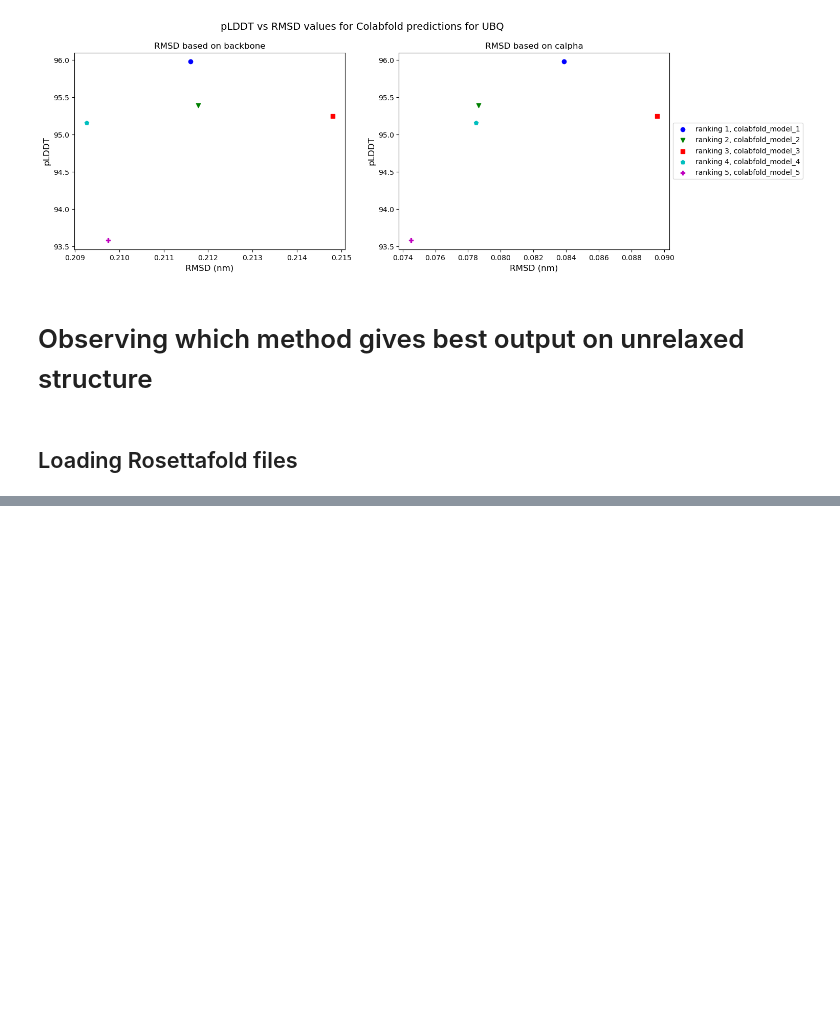
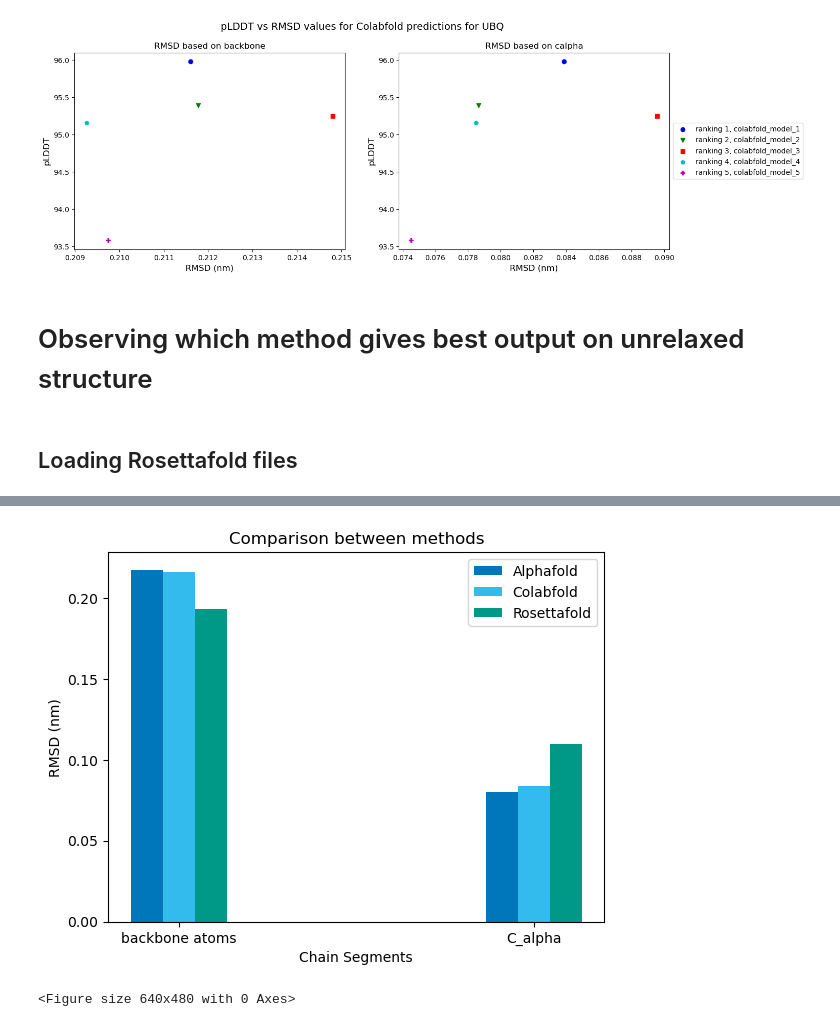
Before and after one commit to triashap5/comp-lab-class, a Jupyter notebook: Week7/Inputs/Untitled.ipynb, the cells around one changed output, grey strips where cells are left out. Saved outputs shown, nothing was run; the diff lists cells and outputs as text; code cells hidden in the pictures; blank space fills up the shorter version.

```diff
--- a/Week7/Inputs/Untitled.ipynb
+++ b/Week7/Inputs/Untitled.ipynb
@@ -560,0 +577,9 @@ traj_align_calpha_rose = rose_calpha_slice.superpose(crystal_ca,0)
+# %%
+rmsd_alpha_bb_calpha = np.array([0.2174162, 0.08023842]).flatten()
+rmsd_colab_bb_calpha = np.array([0.21578069, 0.08388032]).flatten()
+rmsd_rose_bb_calpha = np.array([0.19319385, 0.10940437]).flatten()
+# %%
+colors = ['#0077BB', '#33BBEE', '#009988', '#EE7733', '#CC3311', '#EE3377', '#BBBBBB']
+# %%
+labels = ['alphafold', 'colabfold', 'rose']
+x = ['backbone atoms', 'C_alpha']
@@ -560,0 +588,18 @@ traj_align_calpha_rose = rose_calpha_slice.superpose(crystal_ca,0)
+# %%
+X_axis = np.arange(len(x))
+width = 0.09
+
+plt.bar(X_axis, rmsd_alpha_bb_calpha, width, color = colors[0], label = 'Alphafold')
+plt.bar(X_axis+width, rmsd_colab_bb_calpha, width, color = colors[1], label = 'Colabfold')
+plt.bar(X_axis+width*2, rmsd_rose_bb_calpha, width, color = colors[2], label = 'Rosettafold')
+
+plt.xticks(X_axis+width, x)
+plt.xlabel("Chain Segments")
+plt.ylabel("RMSD (nm)")
+plt.title("Comparison between methods")
+plt.legend()
+plt.show()
+plt.savefig("./../figures/Comparison_alpha_colab_rosetta.png")
+# %% [output]
+[figure, added]
+<Figure size 640x480 with 0 Axes>
```
Also changed, not shown: parts of 19 cells of this notebook, 1 other file.
